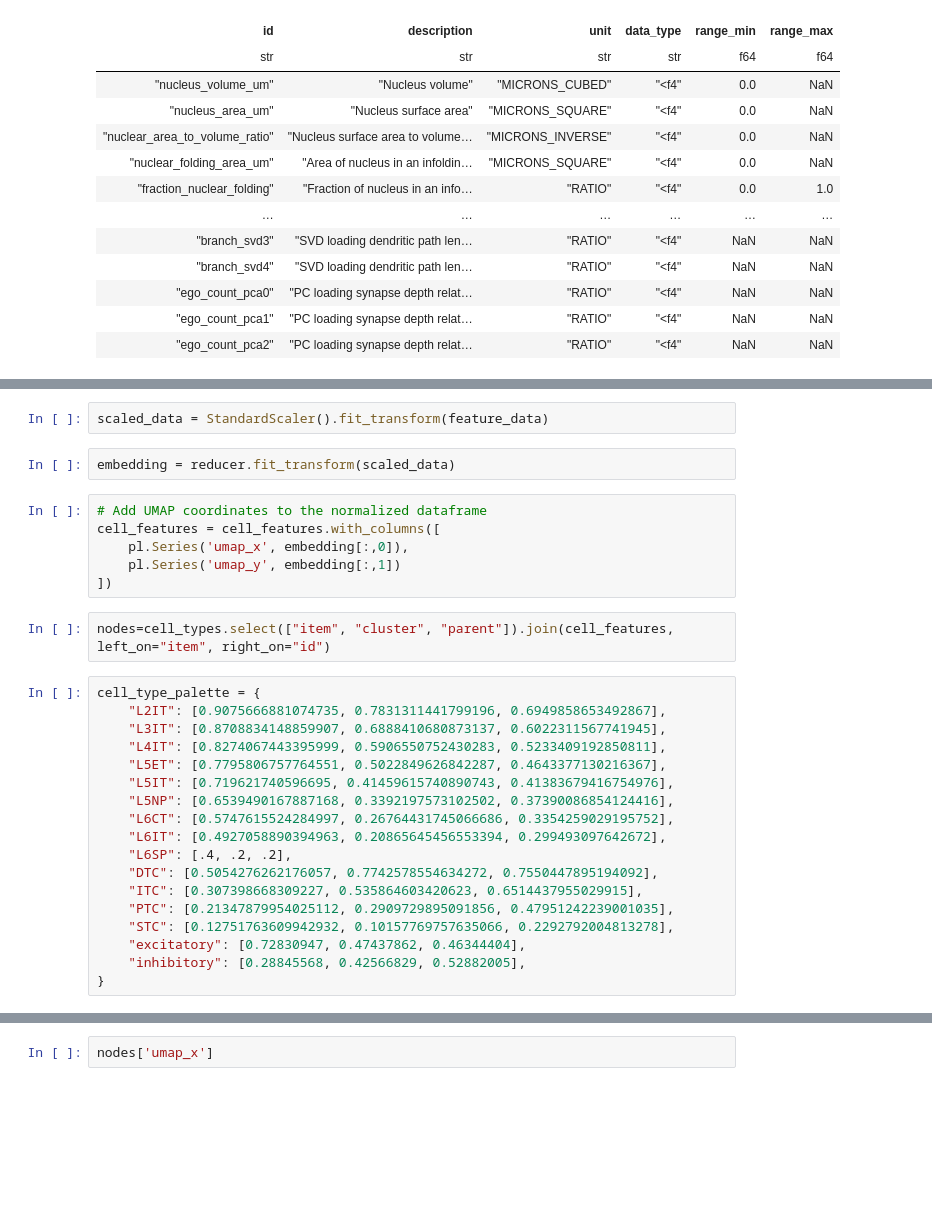
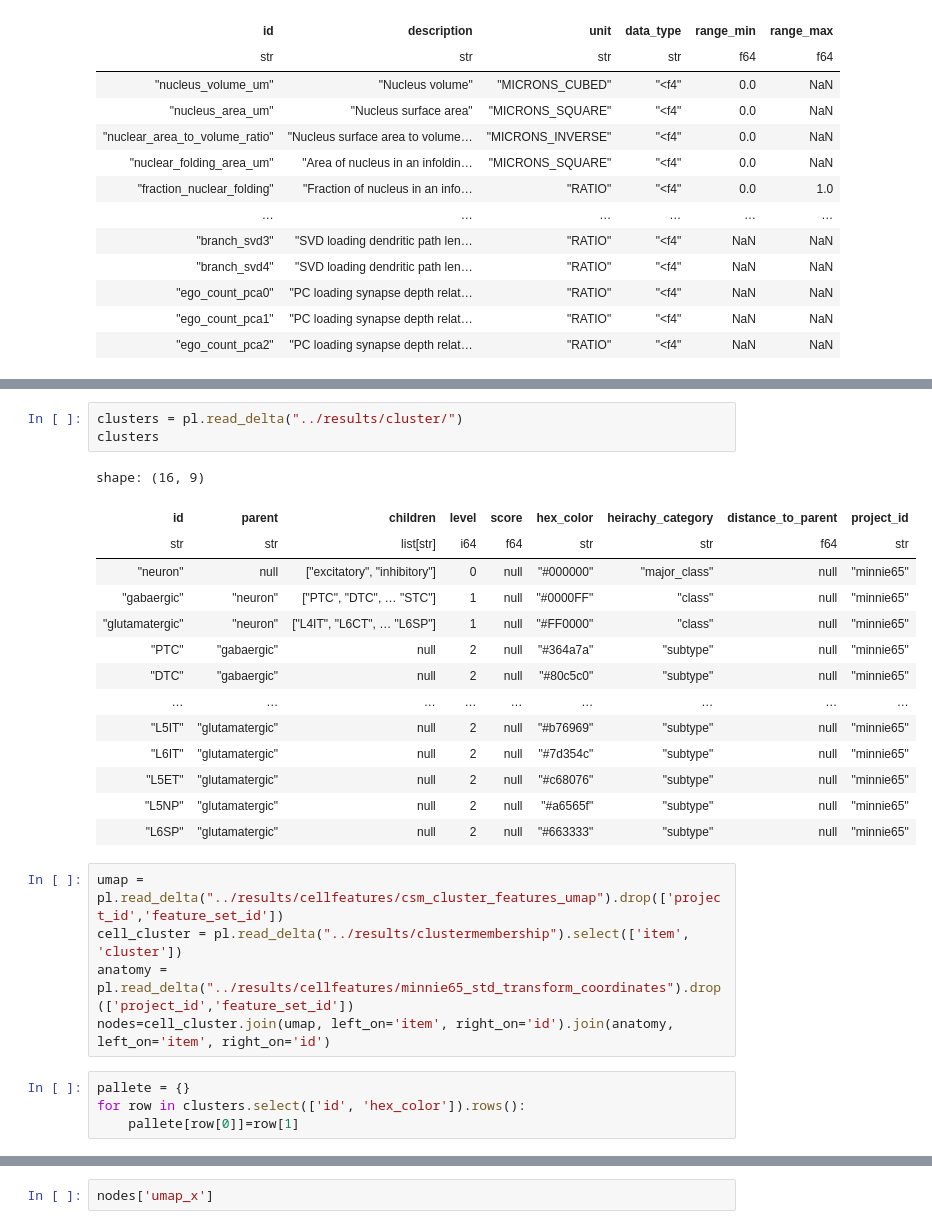
Before and after one commit to AllenInstitute/ConnectsCommonConnectivity, a Jupyter notebook: code/example_microns_query.ipynb, the cells around one changed output, grey strips where cells are left out. Saved outputs shown, nothing was run; the diff lists cells and outputs as text; blank space fills up the shorter version.

```diff
--- a/code/example_microns_query.ipynb
+++ b/code/example_microns_query.ipynb
@@ -158,30 +152,27 @@ feature_data=cell_features[features['id']].to_numpy()
-# %%
-scaled_data = StandardScaler().fit_transform(feature_data)
-# %%
-embedding = reducer.fit_transform(scaled_data)
-# %%
-# Add UMAP coordinates to the normalized dataframe
-cell_features = cell_features.with_columns([
-    pl.Series('umap_x', embedding[:,0]),
-    pl.Series('umap_y', embedding[:,1])
-])
-# %%
-nodes=cell_types.select(["item", "cluster", "parent"]).join(cell_features, left_on="item", right_on="id")
-# %%
-cell_type_palette = {
-    "L2IT": [0.9075666881074735, 0.7831311441799196, 0.6949858653492867],
-    "L3IT": [0.8708834148859907, 0.6888410680873137, 0.6022311567741945],
-    "L4IT": [0.8274067443395999, 0.5906550752430283, 0.5233409192850811],
-    "L5ET": [0.7795806757764551, 0.5022849626842287, 0.4643377130216367],
-    "L5IT": [0.719621740596695, 0.41459615740890743, 0.41383679416754976],
-    "L5NP": [0.6539490167887168, 0.3392197573102502, 0.37390086854124416],
-    "L6CT": [0.5747615524284997, 0.26764431745066686, 0.3354259029195752],
-    "L6IT": [0.4927058890394963, 0.20865645456553394, 0.299493097642672],
-    "L6SP": [.4, .2, .2],
-    "DTC": [0.5054276262176057, 0.7742578554634272, 0.7550447895194092],
-    "ITC": [0.307398668309227, 0.535864603420623, 0.6514437955029915],
-    "PTC": [0.21347879954025112, 0.2909729895091856, 0.47951242239001035],
-    "STC": [0.12751763609942932, 0.10157769757635066, 0.2292792004813278],
-    "excitatory": [0.72830947, 0.47437862, 0.46344404],
-    "inhibitory": [0.28845568, 0.42566829, 0.52882005],
-}
+# %%
+clusters = pl.read_delta("../results/cluster/")
+clusters
+# %% [output]
+shape: (16, 9)
+| id | parent | children | level | score | hex_color | heirachy_category | distance_to_parent | project_id |
+| str | str | list[str] | i64 | f64 | str | str | f64 | str |
+| "neuron" | null | ["excitatory", "inhibitory"] | 0 | null | "#000000" | "major_class" | null | "minnie65" |
+| "gabaergic" | "neuron" | ["PTC", "DTC", … "STC"] | 1 | null | "#0000FF" | "class" | null | "minnie65" |
+| "glutamatergic" | "neuron" | ["L4IT", "L6CT", … "L6SP"] | 1 | null | "#FF0000" | "class" | null | "minnie65" |
+| "PTC" | "gabaergic" | null | 2 | null | "#364a7a" | "subtype" | null | "minnie65" |
+| "DTC" | "gabaergic" | null | 2 | null | "#80c5c0" | "subtype" | null | "minnie65" |
+| … | … | … | … | … | … | … | … | … |
+| "L5IT" | "glutamatergic" | null | 2 | null | "#b76969" | "subtype" | null | "minnie65" |
+| "L6IT" | "glutamatergic" | null | 2 | null | "#7d354c" | "subtype" | null | "minnie65" |
+| "L5ET" | "glutamatergic" | null | 2 | null | "#c68076" | "subtype" | null | "minnie65" |
+| "L5NP" | "glutamatergic" | null | 2 | null | "#a6565f" | "subtype" | null | "minnie65" |
+| "L6SP" | "glutamatergic" | null | 2 | null | "#663333" | "subtype" | null | "minnie65" |
+# %%
+umap = pl.read_delta("../results/cellfeatures/csm_cluster_features_umap").drop(['project_id','feature_set_id'])
+cell_cluster = pl.read_delta("../results/clustermembership").select(['item', 'cluster'])
+anatomy = pl.read_delta("../results/cellfeatures/minnie65_std_transform_coordinates").drop(['project_id','feature_set_id'])
+nodes=cell_cluster.join(umap, left_on='item', right_on='id').join(anatomy, left_on='item', right_on='id')
+# %%
+pallete = {}
+for row in clusters.select(['id', 'hex_color']).rows():
+    pallete[row[0]]=row[1]
```
Also changed, not shown: parts of 16 cells of this notebook, 2 other files.
